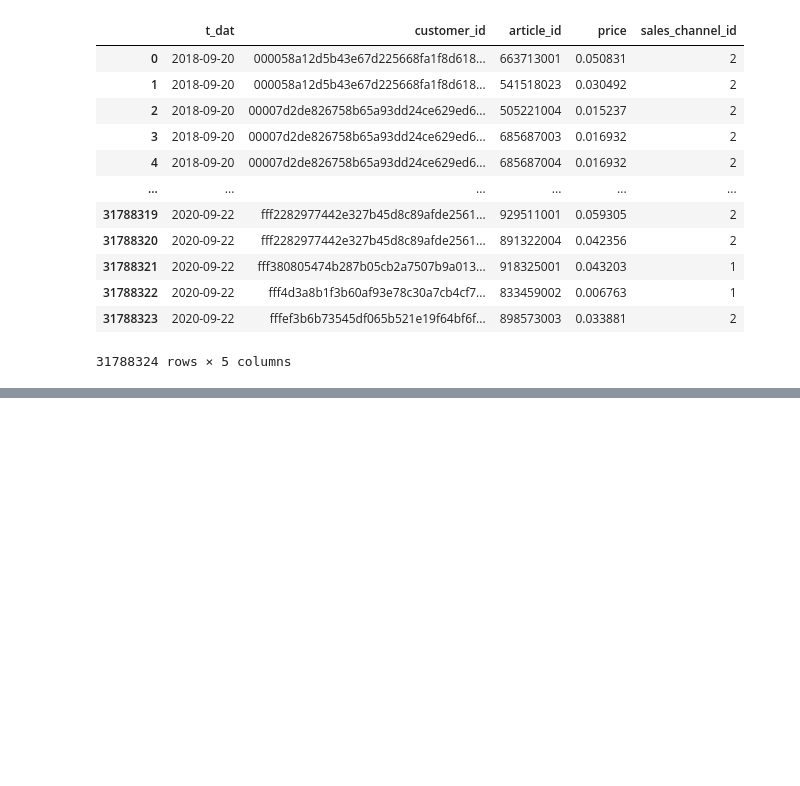
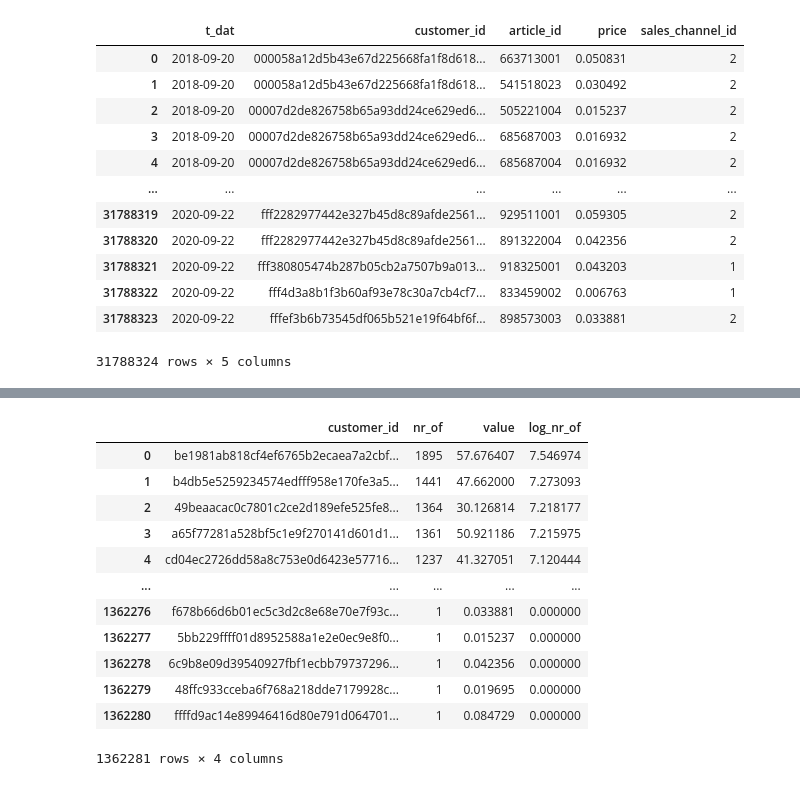
Before and after one commit to krinya/kaggle_handm, a Jupyter notebook: 01_start.ipynb, the cells around one changed output, grey strips where cells are left out. Cells and saved outputs as stored; diff of their text form; code cells hidden in the pictures; blank space fills up the shorter version.

```diff
--- a/01_start.ipynb
+++ b/01_start.ipynb
@@ -108,0 +143,19 @@ transactions
+# %%
+count_purchase = count_purchase.sort_values(by=['nr_of'], ascending=False).reset_index(drop=True)
+# log value
+count_purchase['log_nr_of'] = np.log(count_purchase['nr_of'])
+count_purchase
+# %% [output]
+|  | customer_id | nr_of | value | log_nr_of |
+| 0 | be1981ab818cf4ef6765b2ecaea7a2cbf... | 1895 | 57.676407 | 7.546974 |
+| 1 | b4db5e5259234574edfff958e170fe3a5... | 1441 | 47.662000 | 7.273093 |
+| 2 | 49beaacac0c7801c2ce2d189efe525fe8... | 1364 | 30.126814 | 7.218177 |
+| 3 | a65f77281a528bf5c1e9f270141d601d1... | 1361 | 50.921186 | 7.215975 |
+| 4 | cd04ec2726dd58a8c753e0d6423e57716... | 1237 | 41.327051 | 7.120444 |
+| ... | ... | ... | ... | ... |
+| 1362276 | f678b66d6b01ec5c3d2c8e68e70e7f93c... | 1 | 0.033881 | 0.000000 |
+| 1362277 | 5bb229ffff01d8952588a1e2e0ec9e8f0... | 1 | 0.015237 | 0.000000 |
+| 1362278 | 6c9b8e09d39540927fbf1ecbb79737296... | 1 | 0.042356 | 0.000000 |
+| 1362279 | 48ffc933cceba6f768a218dde7179928c... | 1 | 0.019695 | 0.000000 |
+| 1362280 | ffffd9ac14e89946416d80e791d064701... | 1 | 0.084729 | 0.000000 |
+1362281 rows × 4 columns
```
Also changed, not shown: parts of 7 cells of this notebook.
